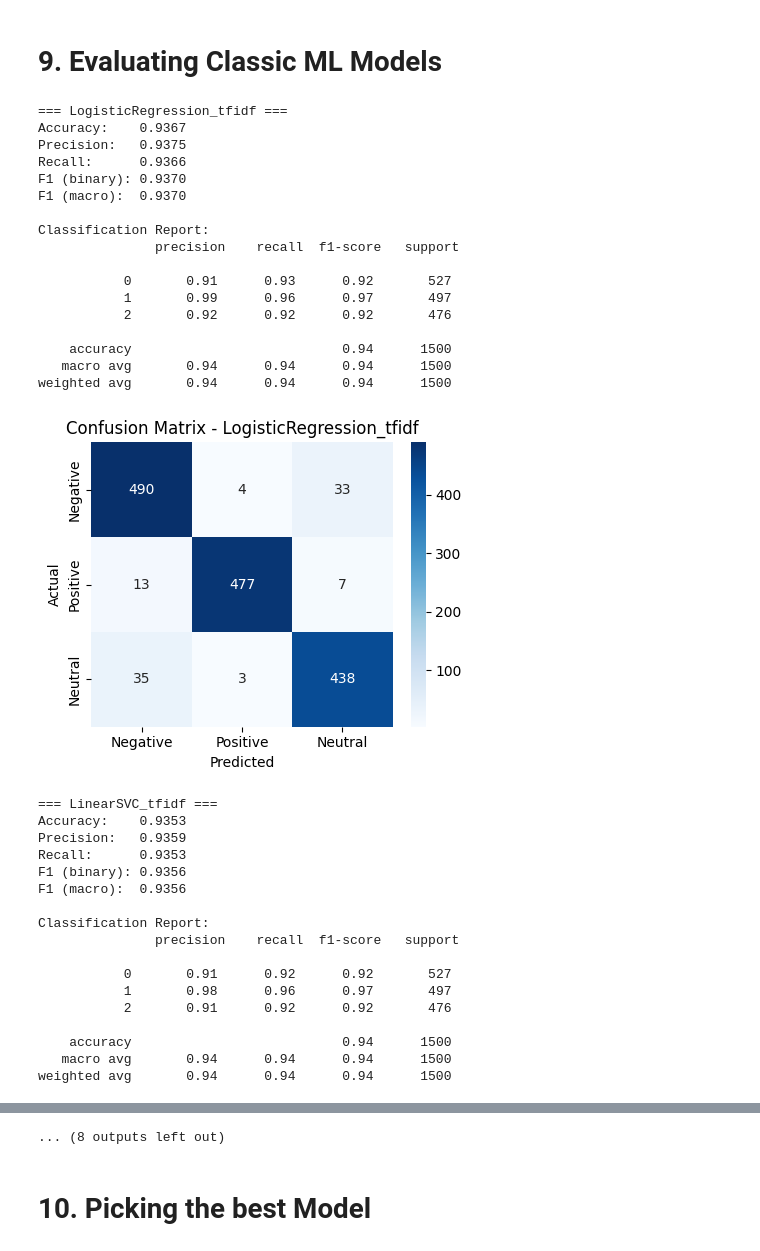
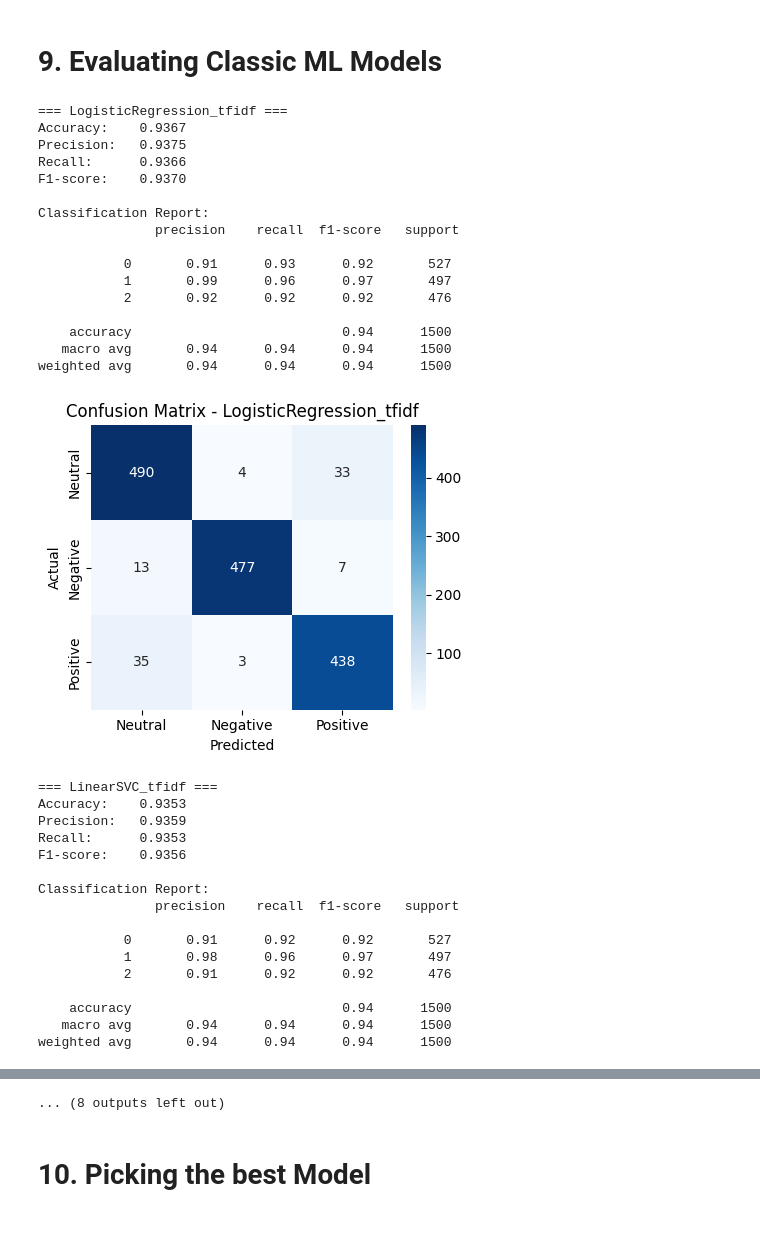
Before and after one commit to jiyuutheosum/Machine-Learning, a Jupyter notebook: Machine_Learning_PIT.ipynb, the cells around one changed output, grey strips where cells are left out. Drawn from its saved outputs; the diff is of its cells as text; code cells hidden in the pictures.

```diff
--- a/Machine_Learning_PIT.ipynb
+++ b/Machine_Learning_PIT.ipynb
@@ -208,7 +185,7 @@ def clean_text(text):
     return " ".join(cleaned)
 
 # Apply
-df['clean_text'] = df[text_col].astype(str).map(clean_text)
+df['clean_text'] = df['text'].astype(str).map(clean_text)
 display(df[['clean_text']].head(8))
 # %% [output]
 |  | clean_text |
@@ -223,6 +200,9 @@ display(df[['clean_text']].head(8))
 # %% [markdown]
 # **5. Train-Test Split**
 # %%
+MAX_WORDS = 10000
+MAX_LEN = 100
+
 # === split into train/val/test (70/15/15 stratified) ===
 X = df['clean_text'].values
 y = df['label'].values
@@ -230,5 +210,23 @@ X_train_val, X_test, y_train_val, y_test = train_test_split(X, y, test_size=0.15
 val_relative = 0.15 / (1 - 0.15)
 X_train, X_val, y_train, y_val = train_test_split(X_train_val, y_train_val, test_size=val_relative, random_state=42, stratify=y_train_val)
 print("Sizes: train", len(X_train), "val", len(X_val), "test", len(X_test))
+
+# === Tokenizer: fit only on training text ===
+tokenizer = Tokenizer(num_words=MAX_WORDS, oov_token="<UNK>")
+tokenizer.fit_on_texts(X_train)
+
+# === Convert text → sequences ===
+X_train_seq = tokenizer.texts_to_sequences(X_train)
+X_val_seq   = tokenizer.texts_to_sequences(X_val)
+X_test_seq  = tokenizer.texts_to_sequences(X_test)
+
+# === Pad sequences ===
+X_train_pad = pad_sequences(X_train_seq, maxlen=MAX_LEN, padding="post")
+X_val_pad   = pad_sequences(X_val_seq,   maxlen=MAX_LEN, padding="post")
+X_test_pad  = pad_sequences(X_test_seq,  maxlen=MAX_LEN, padding="post")
+
+print(X_train_pad.shape, len(y_train))
+print(X_val_pad.shape, len(y_val))
+print(X_test_pad.shape, len(y_test))
 # %% [output]
 Sizes: train 7000 val 1500 test 1500
@@ -373,63 +446,58 @@ for name, preds in val_predictions.items():
     prec = precision_score(y_val, preds, average='macro', zero_division=0)
     rec = recall_score(y_val, preds, average='macro', zero_division=0)
     f1 = f1_score(y_val, preds, average='macro', zero_division=0)
-    f1_macro = f1_score(y_val, preds, average='macro', zero_division=0)
     cm = confusion_matrix(y_val, preds)
 
     print(f"\n=== {name} ===")
     print(f"Accuracy:    {acc:.4f}")
     print(f"Precision:   {prec:.4f}")
     print(f"Recall:      {rec:.4f}")
-    print(f"F1 (binary): {f1:.4f}")
-    print(f"F1 (macro):  {f1_macro:.4f}")
+    print(f"F1-score:    {f1:.4f}")
     print("\nClassification Report:\n", classification_report(y_val, preds, zero_division=0))
 
     # ---- Improved Confusion Matrix ----
-    # Tick labels (0 = Negative, 1 = Positive)
+    # Tick labels (0 = Neutral, 1 = Negative, 2 = Positive)
     plt.figure(figsize=(4.5, 3.8))
     sns.heatmap(cm, annot=True, fmt='d', cmap="Blues",
-                xticklabels=['Negative', 'Positive', 'Neutral'],
-                yticklabels=['Negative', 'Positive', 'Neutral'])
+                xticklabels=['Neutral', 'Negative', 'Positive'],
+                yticklabels=['Neutral', 'Negative', 'Positive'])
     plt.title(f'Confusion Matrix - {name}')
     plt.xlabel('Predicted')
     plt.ylabel('Actual')
     plt.tight_layout()
     plt.show()
     # -----------------------------------
 
     eval_results.append({
         'model': name,
         'accuracy': acc,
         'precision': prec,
         'recall': rec,
-        'f1_binary': f1,
-        'f1_macro': f1_macro
+        'f1_score': f1,
     })
 # %% [output]
 === LogisticRegression_tfidf ===
 Accuracy:    0.9367
 Precision:   0.9375
 Recall:      0.9366
-F1 (binary): 0.9370
-F1 (macro):  0.9370
+F1-score:    0.9370
 
 Classification Report:
                precision    recall  f1-score   support
 
            0       0.91      0.93      0.92       527
            1       0.99      0.96      0.97       497
            2       0.92      0.92      0.92       476
 
     accuracy                           0.94      1500
    macro avg       0.94      0.94      0.94      1500
 weighted avg       0.94      0.94      0.94      1500
-[figure, old version]
+[figure, new version]
 === LinearSVC_tfidf ===
 Accuracy:    0.9353
 Precision:   0.9359
 Recall:      0.9353
-F1 (binary): 0.9356
-F1 (macro):  0.9356
+F1-score:    0.9356
 
 Classification Report:
                precision    recall  f1-score   support
```
Also changed, not shown: parts of 26 cells of this notebook.
